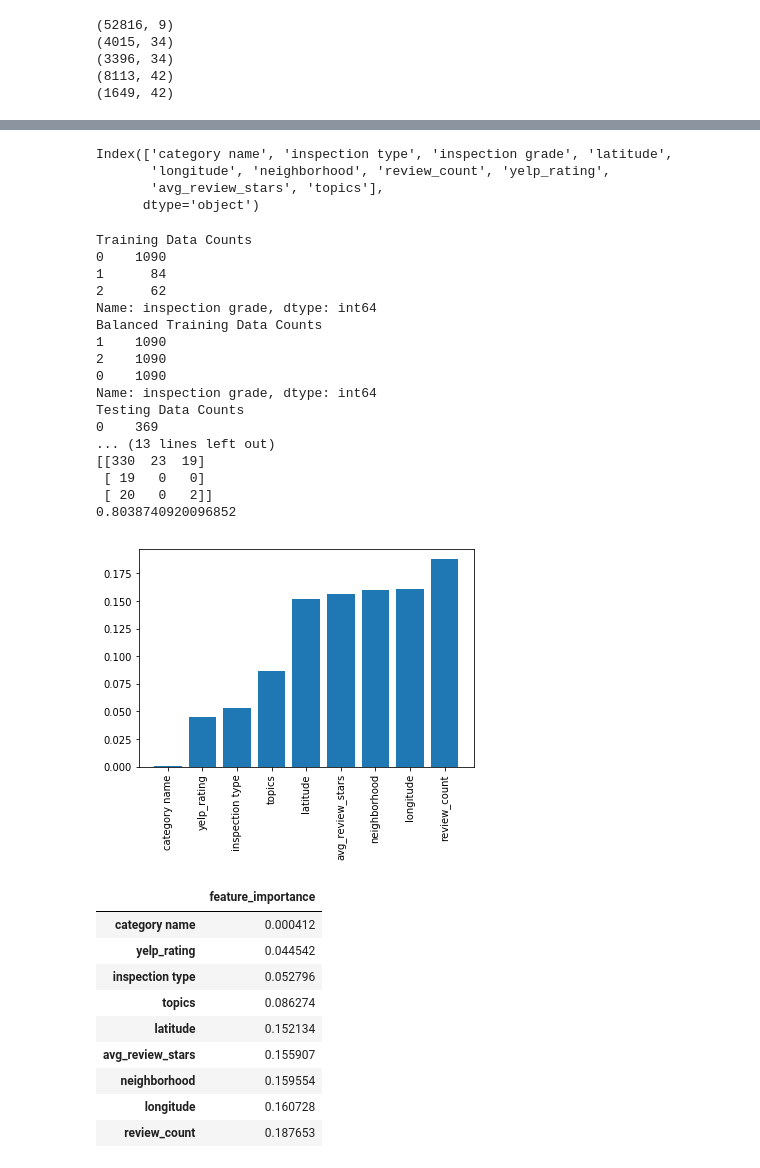
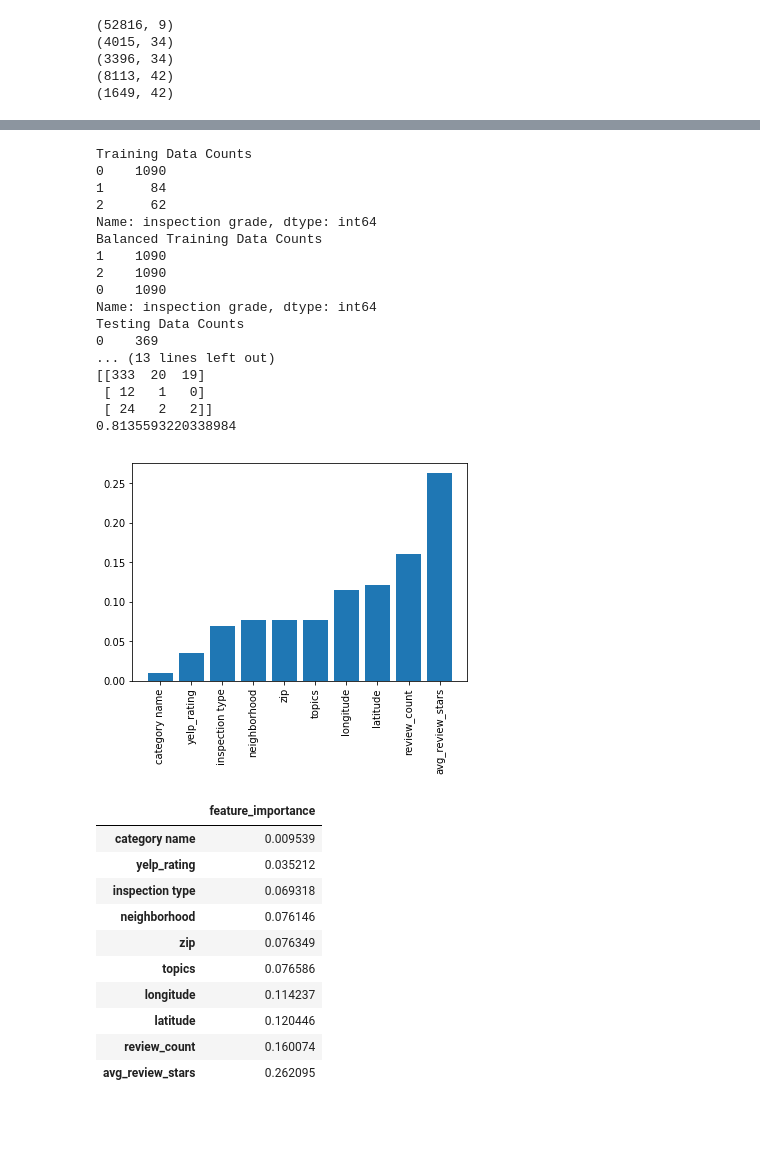
Before and after one commit to shreyasckdn/salsa_sauce, a Jupyter notebook: workflow_final.ipynb, the cells around one changed output, grey strips where cells are left out. Saved outputs shown, nothing was run; the diff lists cells and outputs as text; code cells hidden in the pictures; blank space fills up the shorter version.

```diff
--- a/workflow_final.ipynb
+++ b/workflow_final.ipynb
@@ -185,7 +185,7 @@ check_list = {
     #Columns from inspection data
     'inspection type':0,
     'category name':0,
-    'zip':1,
+    'zip':0,
     'violations':1,
 
     #Columns from yelp data
@@ -299,13 +279,14 @@ if have_topics:
 # %%
 x_train.drop(columns=['text_cat'],axis=1,inplace=True)
 x_test.drop(columns=['text_cat'],axis=1,inplace=True)
+# x_train = pd.get_dummies(x_train,columns=['topics'],drop_first=True,prefix='dummy_')
+# x_test = pd.get_dummies(x_test,columns=['topics'],drop_first=True,prefix='dummy_')
+
+# for i in x_train.columns:
+#     if i not in x_test.columns:
+#         x_test[i]=0
+
 x_test = x_test.drop(['inspection grade'],axis=1)
-x_train.columns
-# %% [output]
-Index(['category name', 'inspection type', 'inspection grade', 'latitude',
-       'longitude', 'neighborhood', 'review_count', 'yelp_rating',
-       'avg_review_stars', 'topics'],
-      dtype='object')
 # %%
 print('Training Data Counts')
 print(x_train['inspection grade'].value_counts())
@@ -348,51 +329,52 @@ final_x_train = new_x_train.drop(['inspection grade'],axis=1)
 # clf = LogisticRegression()
 
 # clf = RandomForestClassifier(n_estimators = 50,criterion = 'entropy')
-clf = DecisionTreeClassifier(criterion = 'entropy',class_weight=class_weights)
+clf = DecisionTreeClassifier(criterion = 'entropy')
 clf = clf.fit(final_x_train, new_y_train)
 preds = clf.predict(x_test)
 print(classification_report(preds,y_test))
 print(confusion_matrix(preds,y_test))
 print(accuracy_score(preds,y_test))
 
 feat_dict = dict(zip(final_x_train.columns,clf.feature_importances_))
 features = pd.DataFrame(pd.Series(feat_dict),columns=['feature_importance'])
 sortd= features.sort_values(by=['feature_importance'])
 
 plt.bar(range(len(sortd)), sortd['feature_importance'], align='center')
 plt.xticks(range(len(sortd)), sortd.index,rotation = 'vertical')
 
 plt.show()
 sortd
 # %% [output]
 Training Data Counts
 0    1090
 1      84
 2      62
 Name: inspection grade, dtype: int64
 Balanced Training Data Counts
 1    1090
 2    1090
 0    1090
 Name: inspection grade, dtype: int64
 Testing Data Counts
 0    369
 ... (13 lines left out)
-[[330  23  19]
- [ 19   0   0]
- [ 20   0   2]]
-0.8038740920096852
+[[333  20  19]
+ [ 12   1   0]
+ [ 24   2   2]]
+0.8135593220338984
-[figure, old version]
+[figure, new version]
 |  | feature_importance |
-| category name | 0.000412 |
-| yelp_rating | 0.044542 |
-| inspection type | 0.052796 |
-| topics | 0.086274 |
-| latitude | 0.152134 |
-| avg_review_stars | 0.155907 |
-| neighborhood | 0.159554 |
-| longitude | 0.160728 |
-| review_count | 0.187653 |
+| category name | 0.009539 |
+| yelp_rating | 0.035212 |
+| inspection type | 0.069318 |
+| neighborhood | 0.076146 |
+| zip | 0.076349 |
+| topics | 0.076586 |
+| longitude | 0.114237 |
+| latitude | 0.120446 |
+| review_count | 0.160074 |
+| avg_review_stars | 0.262095 |
 # %%
 ##CROSS VALIDATION
 
```
Also changed, not shown: parts of 11 cells of this notebook, 1 other file.
